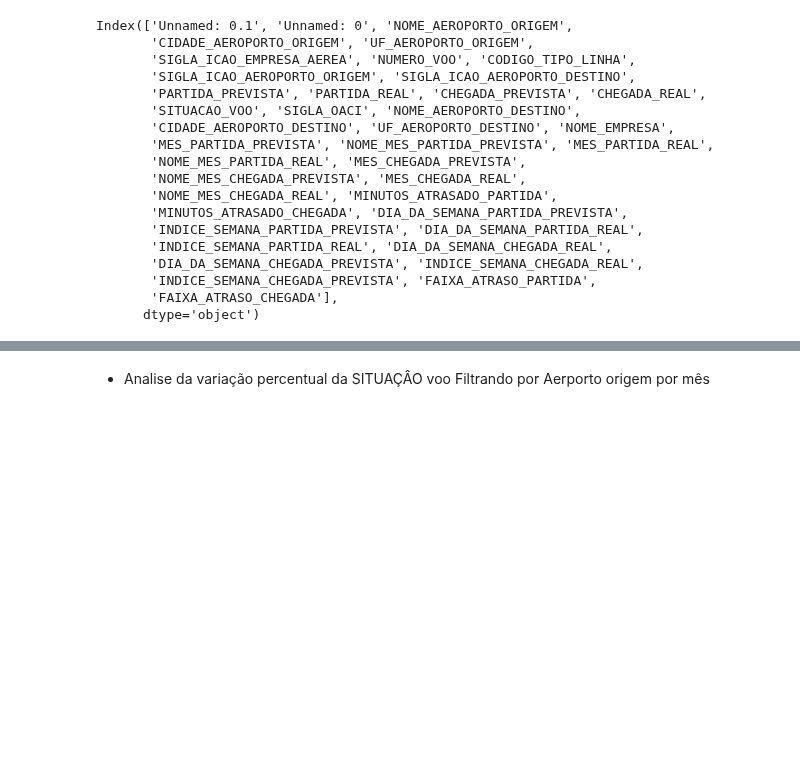
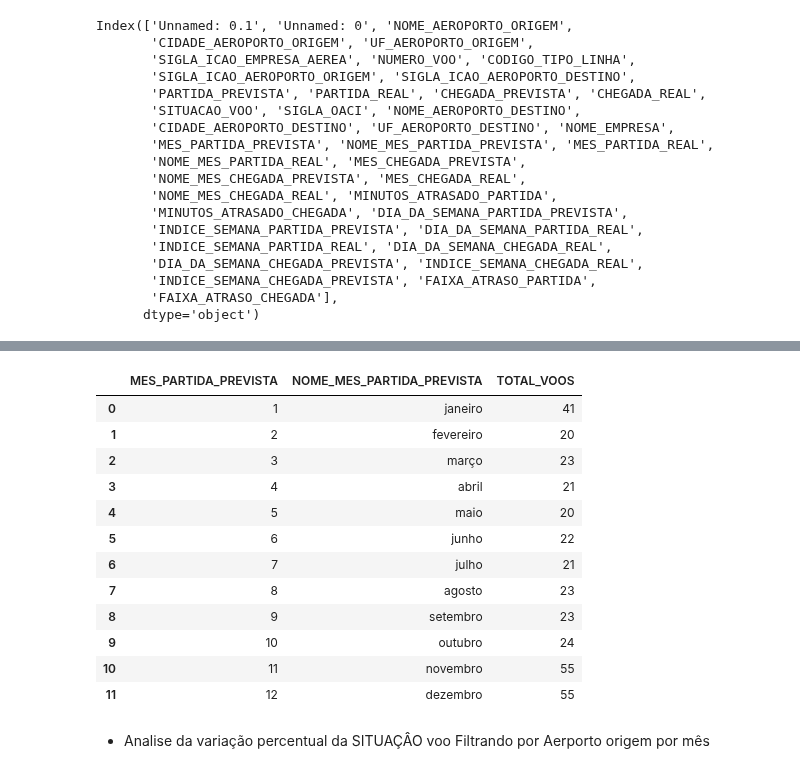
Before and after one commit to rodrigorocha1/dashboard_dados_voos_python, a Jupyter notebook: notebooks/visualizacoes.ipynb, the cells around one changed output, grey strips where cells are left out. Cells and saved outputs as stored; diff of their text form; code cells hidden in the pictures; blank space fills up the shorter version.

```diff
--- a/notebooks/visualizacoes.ipynb
+++ b/notebooks/visualizacoes.ipynb
@@ -354,0 +348,26 @@ colunas = [
+# %%
+colunas = [
+
+        'SIGLA_ICAO_AEROPORTO_ORIGEM',
+        'MES_PARTIDA_PREVISTA',
+        'NOME_MES_PARTIDA_PREVISTA',
+        'NUMERO_VOO' ,
+        'SIGLA_ICAO_EMPRESA_AEREA',
+        'NOME_EMPRESA'
+]
+tipos = {
+
+    'SIGLA_ICAO_AEROPORTO_ORIGEM': 'string',
+    'MES_PARTIDA_PREVISTA': 'int32',
+    'NOME_MES_PARTIDA_PREVISTA' : 'string',
+    'NUMERO_VOO' : 'string',
+    'SIGLA_ICAO_EMPRESA_AEREA' : 'string',
+    'NOME_EMPRESA' : 'string'
+}
+
+
+teste = pd.read_csv(caminho, encoding='utf-8', sep='|', usecols=colunas, dtype=tipos)
+teste = teste.query(
+    ' SIGLA_ICAO_EMPRESA_AEREA == "TAM"  ' \
+    ' and SIGLA_ICAO_AEROPORTO_ORIGEM == "SBRP"'\
+)
@@ -355,3 +399,23 @@ colunas = [
+# %%
+teste_gb = teste.groupby([ 'MES_PARTIDA_PREVISTA', 'NOME_MES_PARTIDA_PREVISTA']).agg(
+    TOTAL_VOOS=('SIGLA_ICAO_EMPRESA_AEREA', 'count')
+).reset_index()
+# %%
+teste_gb
+# %% [output]
+|  | MES_PARTIDA_PREVISTA | NOME_MES_PARTIDA_PREVISTA | TOTAL_VOOS |
+| 0 | 1 | janeiro | 41 |
+| 1 | 2 | fevereiro | 20 |
+| 2 | 3 | março | 23 |
+| 3 | 4 | abril | 21 |
+| 4 | 5 | maio | 20 |
+| 5 | 6 | junho | 22 |
+| 6 | 7 | julho | 21 |
+| 7 | 8 | agosto | 23 |
+| 8 | 9 | setembro | 23 |
+| 9 | 10 | outubro | 24 |
+| 10 | 11 | novembro | 55 |
+| 11 | 12 | dezembro | 55 |
 # %% [markdown]
 - Analise da variação percentual da SITUAÇÂO voo Filtrando por Aerporto origem por mês
 # %% [markdown]
```
Also changed, not shown: parts of 3 cells of this notebook.
